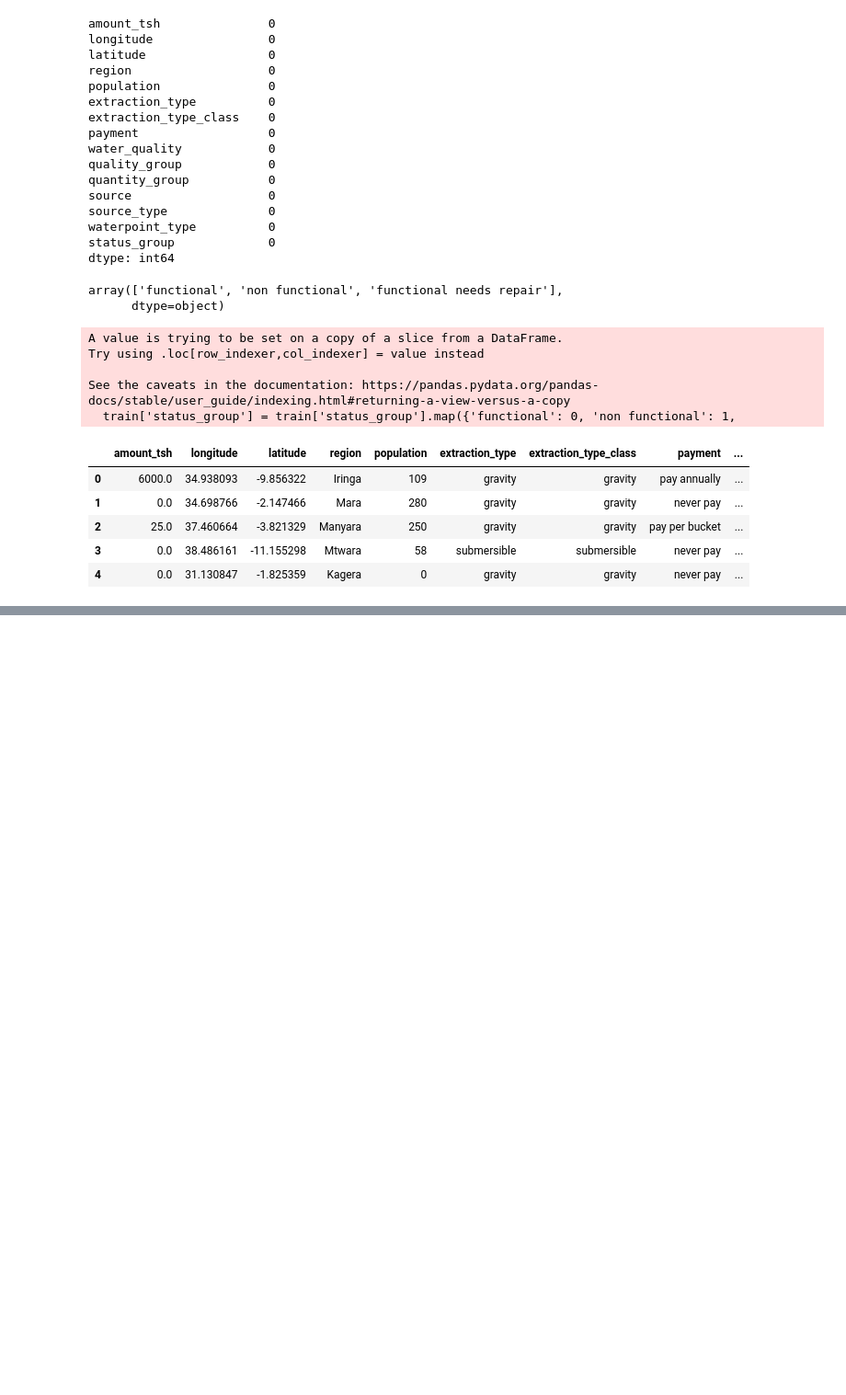
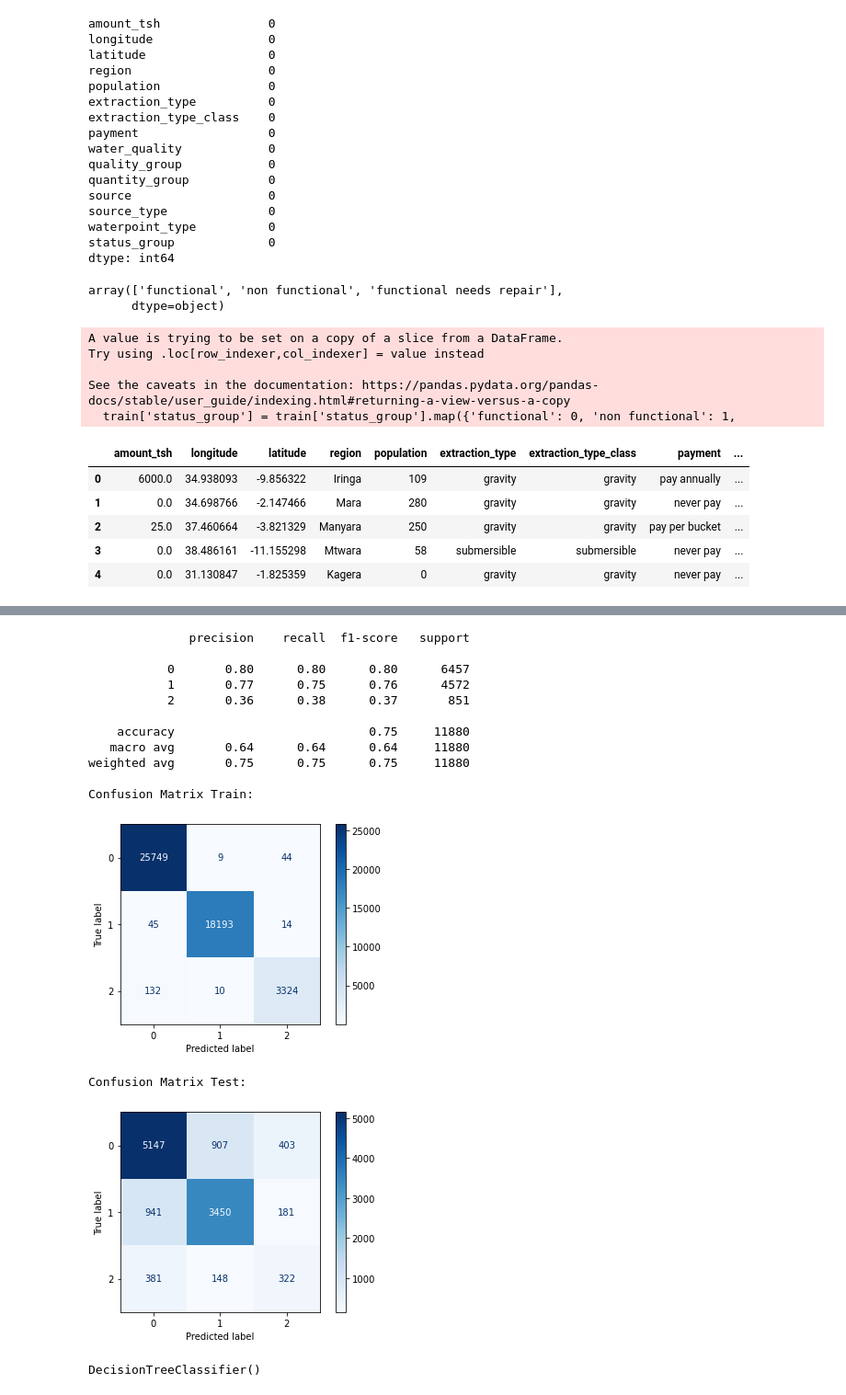
Before and after one commit to klsalcedo/tanzanian_water_wells, a Jupyter notebook: datacleaning.ipynb, the cells around one changed output, grey strips where cells are left out. Shown at 92% size. Drawn from its saved outputs; the diff is of its cells as text; code cells hidden in the pictures; blank space fills up the shorter version.

Commit message:
initial models

```diff
--- a/datacleaning.ipynb
+++ b/datacleaning.ipynb
@@ -127,0 +130,3 @@ See the caveats in the documentation: https://pandas.pydata.org/pandas-docs/stab
+# %%
+X = pd.get_dummies(X, drop_first=True)
+X.head()
@@ -132 +142,38 @@ y = train['status_group']
 X_train, X_test, y_train, y_test = train_test_split(X, y, test_size=0.20, random_state=42)
+# %%
+def class_model(model, X_train, X_test, y_train, y_test):
+    #do something to normalize/scale data here
+
+    model.fit(X_train, y_train)
+    y_pred = model.predict(X_test)
+
+    print(classification_report(y_test, y_pred))
+
+    print('Confusion Matrix Train:')
+    plot_confusion_matrix(model, X_train, y_train, cmap=plt.cm.Blues)
+    plt.show()
+
+    print('Confusion Matrix Test:')
+    plot_confusion_matrix(model, X_test, y_test, cmap=plt.cm.Blues)
+    plt.show()
+
+    return model
+# %%
+d_tree = DecisionTreeClassifier(criterion='gini')
+class_model(d_tree, X_train, X_test, y_train, y_test)
+# %% [output]
+              precision    recall  f1-score   support
+
+           0       0.80      0.80      0.80      6457
+           1       0.77      0.75      0.76      4572
+           2       0.36      0.38      0.37       851
+
+    accuracy                           0.75     11880
+   macro avg       0.64      0.64      0.64     11880
+weighted avg       0.75      0.75      0.75     11880
+
+Confusion Matrix Train:
+[figure, added]
+Confusion Matrix Test:
+[figure, added]
+DecisionTreeClassifier()
```
Also changed, not shown: parts of 6 cells of this notebook, 1 other file.
